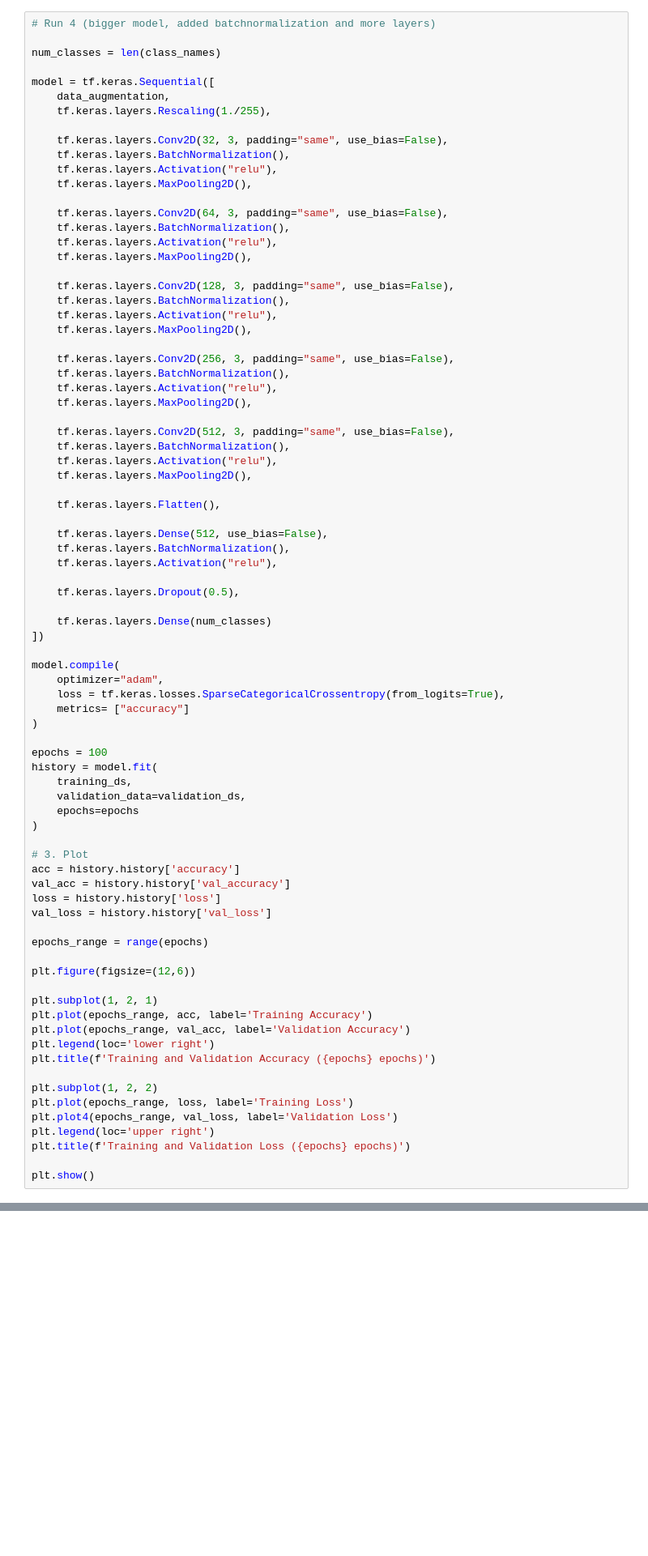
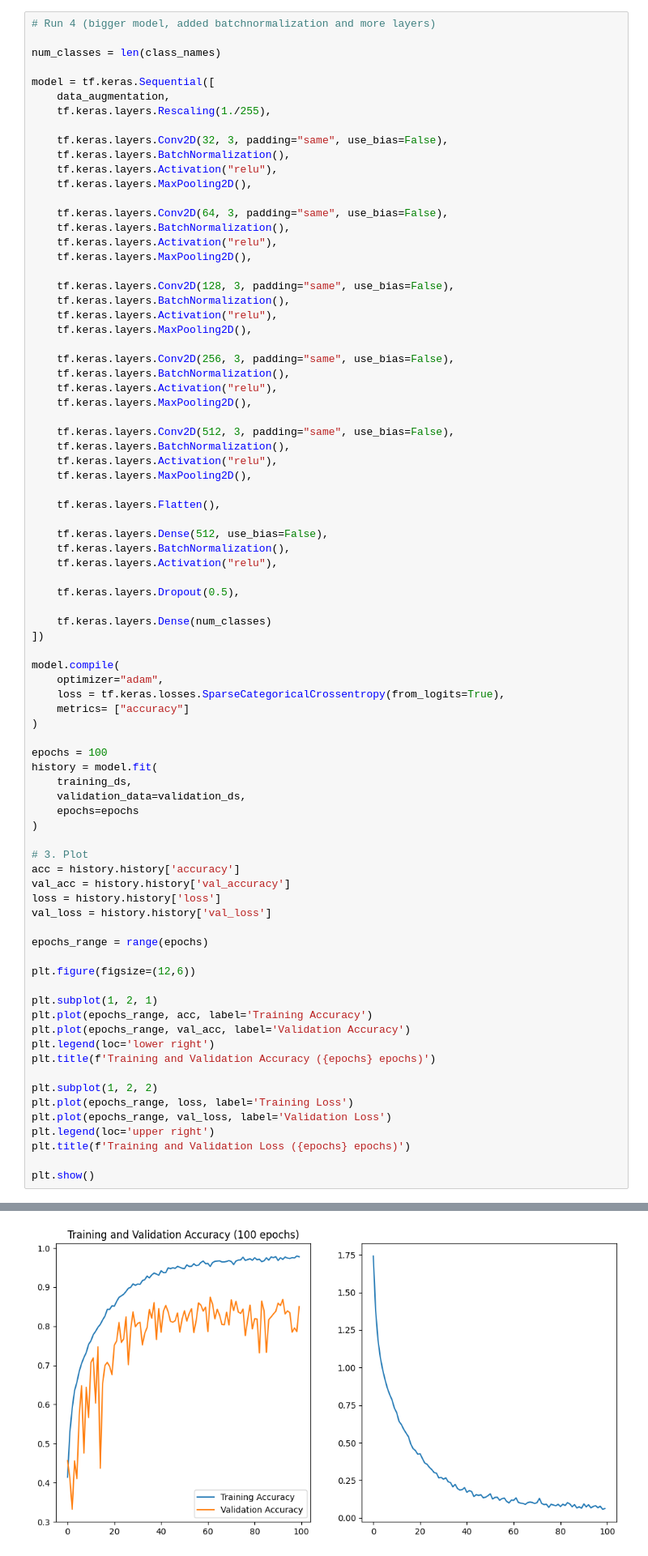
Before and after one commit to cemilceylan/Sorti, a Jupyter notebook: deep_learning/sorti.ipynb, the cells around one changed output, grey strips where cells are left out. Shown at 81% size. Drawn from its saved outputs; the diff is of its cells as text; blank space fills up the shorter version.

```diff
--- a/deep_learning/sorti.ipynb
+++ b/deep_learning/sorti.ipynb
@@ -227,7 +227,7 @@ plt.title(f'Training and Validation Accuracy ({epochs} epochs)')
 
 plt.subplot(1, 2, 2)
 plt.plot(epochs_range, loss, label='Training Loss')
-plt.plot4(epochs_range, val_loss, label='Validation Loss')
+plt.plot(epochs_range, val_loss, label='Validation Loss')
 plt.legend(loc='upper right')
 plt.title(f'Training and Validation Loss ({epochs} epochs)')
 
@@ -238,0 +254 @@ KeyboardInterrupt:
+[figure, added]
```
Also changed, not shown: parts of 6 cells of this notebook, 1 other file.
